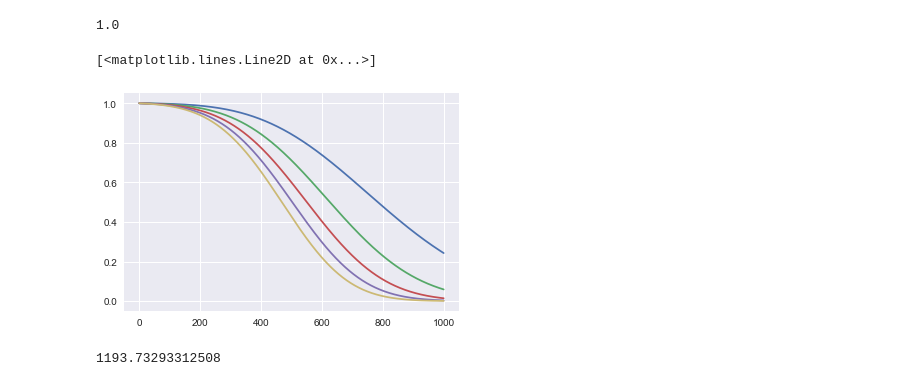
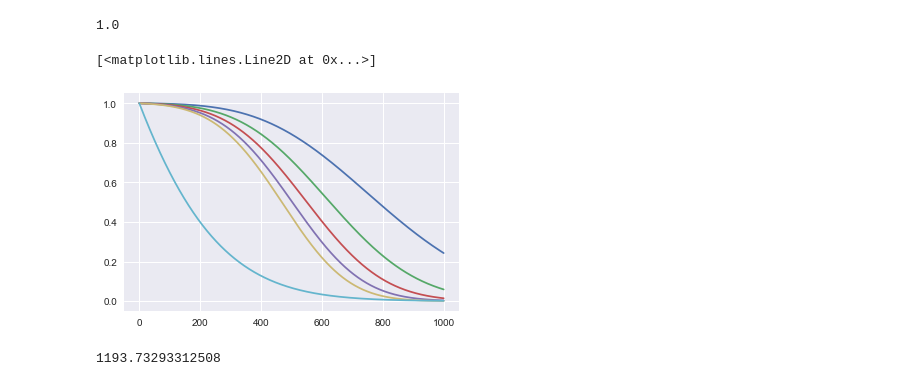
Before and after one commit to MakeFang/WinterIntensive, a Jupyter notebook: jupyternotebook/waiting_time_estimation.ipynb, the cells around one changed output. Cells and saved outputs as stored; diff of their text form; code cells hidden in the pictures.

```diff
--- a/jupyternotebook/waiting_time_estimation.ipynb
+++ b/jupyternotebook/waiting_time_estimation.ipynb
@@ -91,15 +91,17 @@ y_axis_2 = np.array([i**2 for i in y_axis_1])
 y_axis_3 = np.array([i**3 for i in y_axis_1])
 y_axis_4 = np.array([i**4 for i in y_axis_1])
 y_axis_5 = np.array([i**5 for i in y_axis_1])
+y_axis_6 = np.array([sf_after_t(rv,2000,2000+i) for i in x_axis])
 # %%
 plt.plot(x_axis, y_axis_1)
 plt.plot(x_axis, y_axis_2)
 plt.plot(x_axis, y_axis_3)
 plt.plot(x_axis, y_axis_4)
 plt.plot(x_axis, y_axis_5)
+plt.plot(x_axis, y_axis_6)
 # %% [output]
 [<matplotlib.lines.Line2D at 0x...>]
-[figure, old version]
+[figure, new version]
 # %%
 sp.optimize.newton(lambda x: sf_after_t(rv, 1000, 1000+x)-0.1, 500)
 # %% [output]
```
Also changed, not shown: parts of 28 cells of this notebook, 5 other files.
